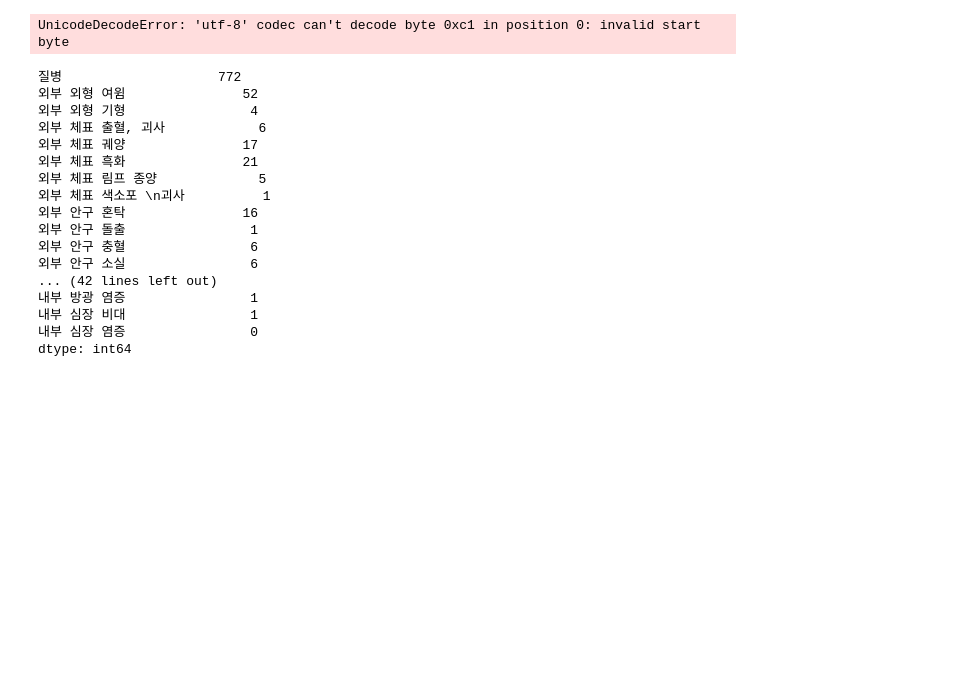
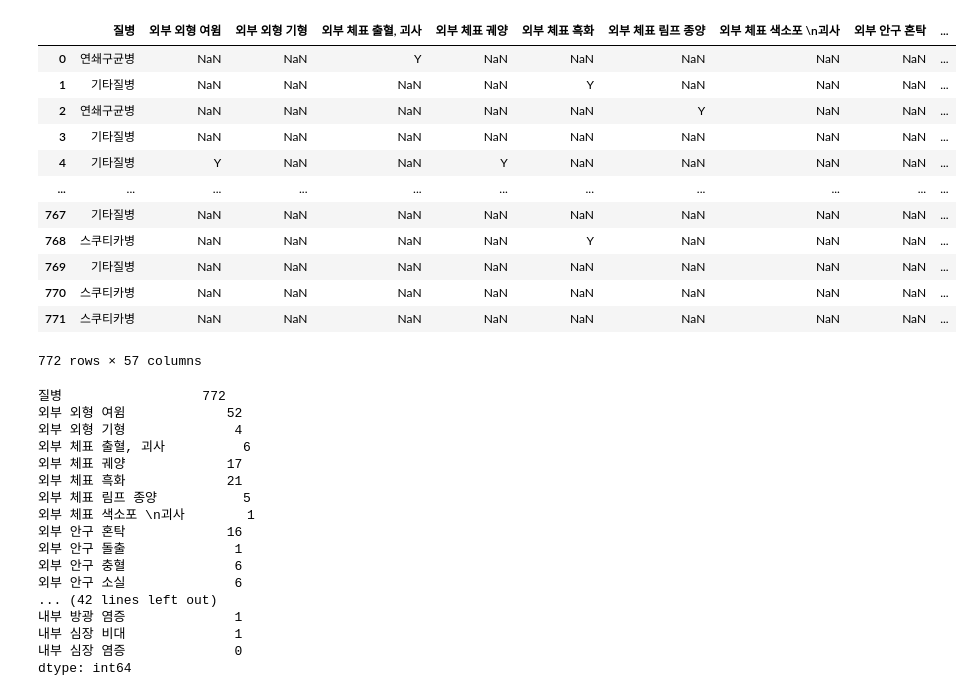
Before and after one commit to dobinR/Learning2, a Jupyter notebook: data/data0/data0-2_arrange.ipynb, the cells around one changed output. Drawn from its saved outputs; the diff is of its cells as text; code cells hidden in the pictures; blank space fills up the shorter version.

```diff
--- a/data/data0/data0-2_arrange.ipynb
+++ b/data/data0/data0-2_arrange.ipynb
@@ -1,14 +1,26 @@
 # %%
 import pandas as pd
 from sklearn.tree import plot_tree
 import matplotlib.pyplot as plt
 import numpy as np
-filename = 'C://train_r//data//data0-1.csv'
+filename = 'C://train_r//data//data0-2(개별질병).csv'
 
 data = pd.read_csv(filename)
 data
 # %% [output]
+|  | 질병 | 외부 외형 여윔 | 외부 외형 기형 | 외부 체표 출혈, 괴사 | 외부 체표 궤양 | 외부 체표 흑화 | 외부 체표 림프 종양 | 외부 체표 색소포 \n괴사 | 외부 안구 혼탁 | ... |
+| 0 | 연쇄구균병 | NaN | NaN | Y | NaN | NaN | NaN | NaN | NaN | ... |
+| 1 | 기타질병 | NaN | NaN | NaN | NaN | Y | NaN | NaN | NaN | ... |
+| 2 | 연쇄구균병 | NaN | NaN | NaN | NaN | NaN | Y | NaN | NaN | ... |
+| 3 | 기타질병 | NaN | NaN | NaN | NaN | NaN | NaN | NaN | NaN | ... |
+| 4 | 기타질병 | Y | NaN | NaN | Y | NaN | NaN | NaN | NaN | ... |
+| ... | ... | ... | ... | ... | ... | ... | ... | ... | ... | ... |
+| 767 | 기타질병 | NaN | NaN | NaN | NaN | NaN | NaN | NaN | NaN | ... |
+| 768 | 스쿠티카병 | NaN | NaN | NaN | NaN | Y | NaN | NaN | NaN | ... |
+| 769 | 기타질병 | NaN | NaN | NaN | NaN | NaN | NaN | NaN | NaN | ... |
+| 770 | 스쿠티카병 | NaN | NaN | NaN | NaN | NaN | NaN | NaN | NaN | ... |
+| 771 | 스쿠티카병 | NaN | NaN | NaN | NaN | NaN | NaN | NaN | NaN | ... |
-UnicodeDecodeError: 'utf-8' codec can't decode byte 0xc1 in position 0: invalid start byte
+772 rows × 57 columns
 # %%
 # data = data.fillna(0)
 # data = data.replace('Y', 1)
```
Also changed, not shown: parts of 2 cells of this notebook, 7 other files.
